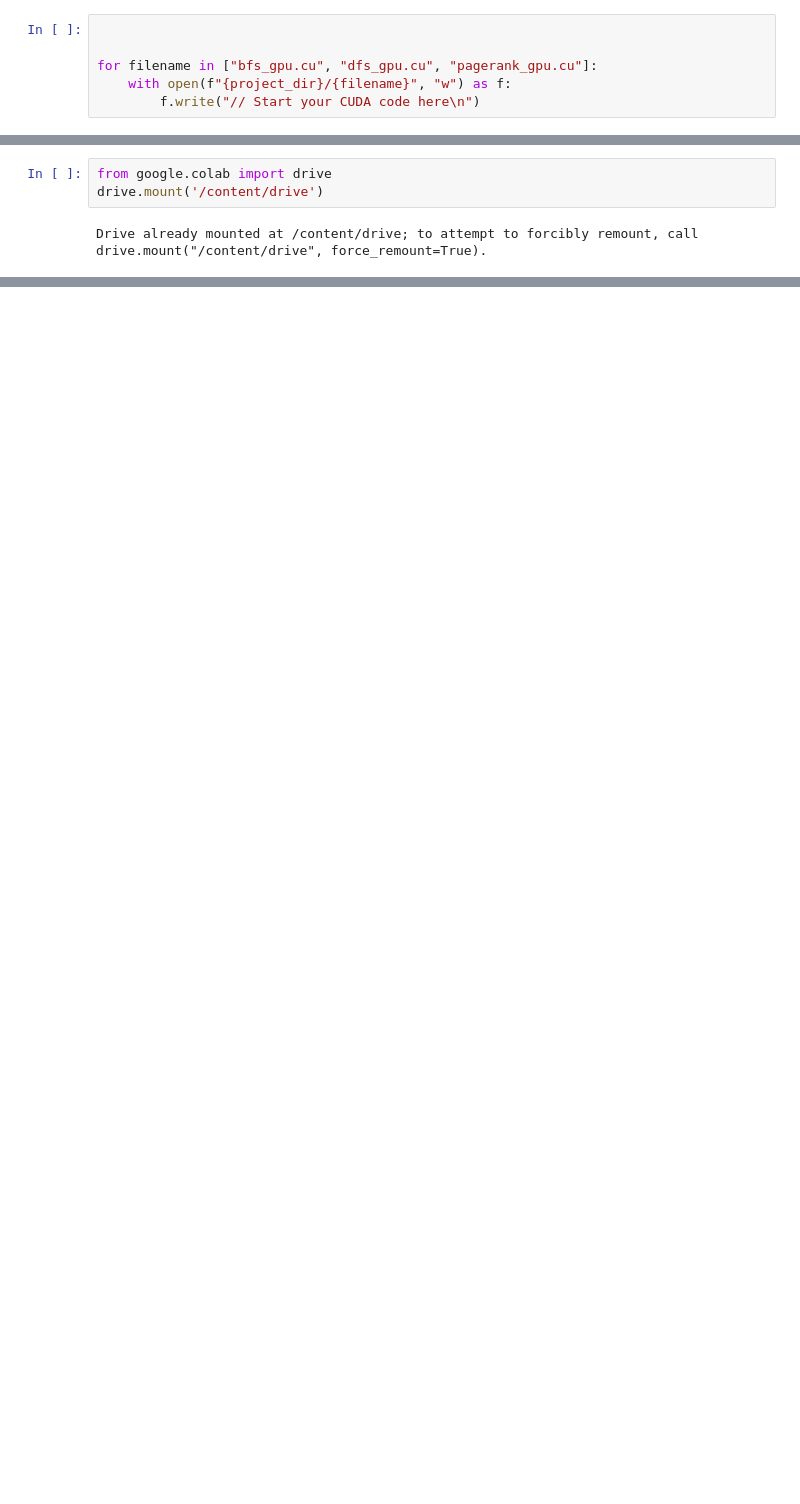
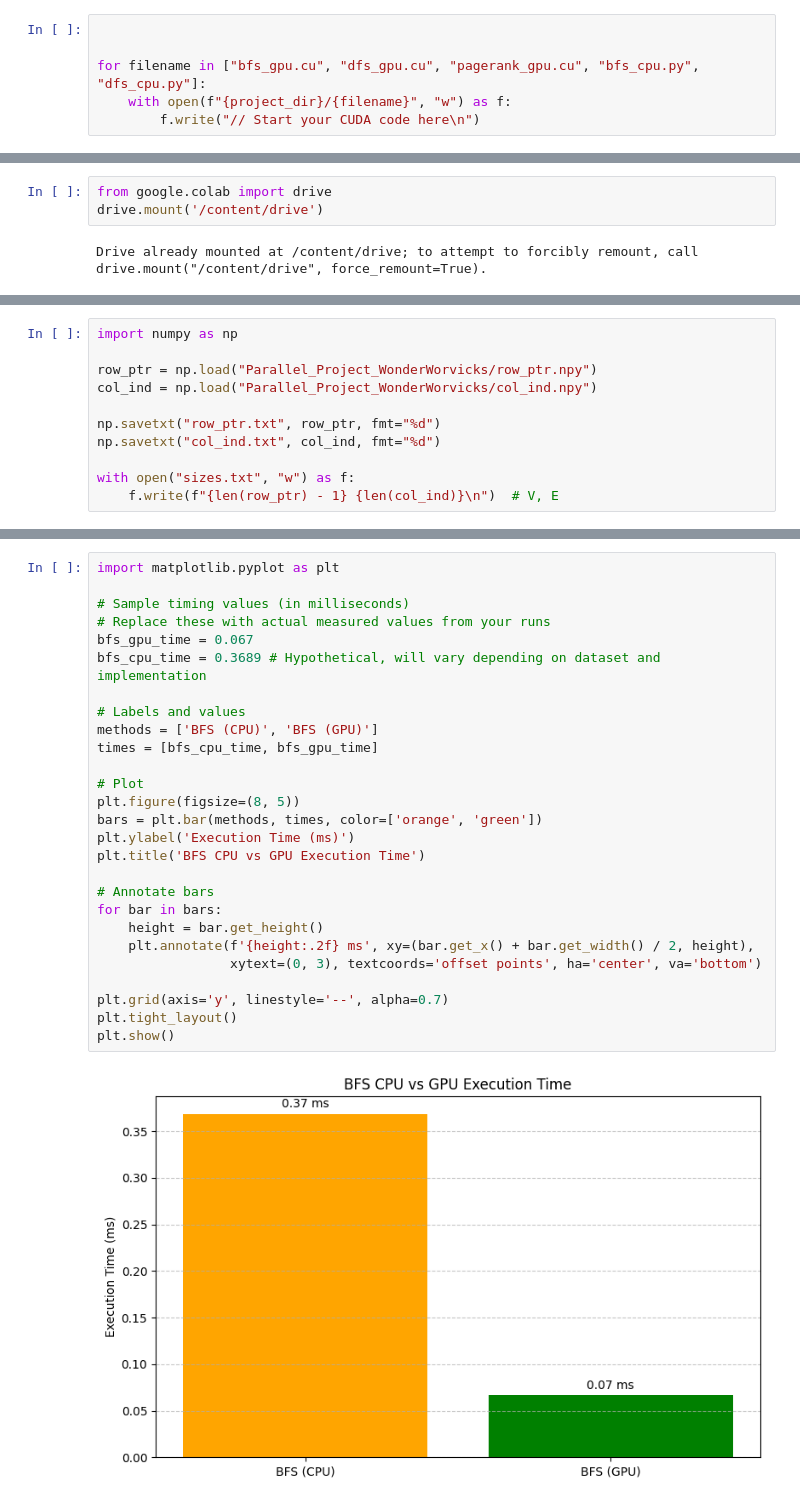
Before and after one commit to KashishAgarwal0/BFS-DFS-PageRank_Parallel-DC, a Jupyter notebook: Parallel_Project.ipynb, the cells around one changed output, grey strips where cells are left out. Drawn from its saved outputs; the diff is of its cells as text; blank space fills up the shorter version.

```diff
--- a/Parallel_Project.ipynb
+++ b/Parallel_Project.ipynb
@@ -121,7 +121,7 @@ README.txt created successfully ✅
 # %%
 
 
-for filename in ["bfs_gpu.cu", "dfs_gpu.cu", "pagerank_gpu.cu"]:
+for filename in ["bfs_gpu.cu", "dfs_gpu.cu", "pagerank_gpu.cu", "bfs_cpu.py", "dfs_cpu.py"]:
     with open(f"{project_dir}/{filename}", "w") as f:
         f.write("// Start your CUDA code here\n")
 # %%
@@ -188,0 +436,11 @@ Drive already mounted at /content/drive; to attempt to forcibly remount, call dr
+# %%
+import numpy as np
+
+row_ptr = np.load("Parallel_Project_WonderWorvicks/row_ptr.npy")
+col_ind = np.load("Parallel_Project_WonderWorvicks/col_ind.npy")
+
+np.savetxt("row_ptr.txt", row_ptr, fmt="%d")
+np.savetxt("col_ind.txt", col_ind, fmt="%d")
+
+with open("sizes.txt", "w") as f:
+    f.write(f"{len(row_ptr) - 1} {len(col_ind)}\n")  # V, E
@@ -188,0 +580,29 @@ Drive already mounted at /content/drive; to attempt to forcibly remount, call dr
+# %%
+import matplotlib.pyplot as plt
+
+# Sample timing values (in milliseconds)
+# Replace these with actual measured values from your runs
+bfs_gpu_time = 0.067
+bfs_cpu_time = 0.3689 # Hypothetical, will vary depending on dataset and implementation
+
+# Labels and values
+methods = ['BFS (CPU)', 'BFS (GPU)']
+times = [bfs_cpu_time, bfs_gpu_time]
+
+# Plot
+plt.figure(figsize=(8, 5))
+bars = plt.bar(methods, times, color=['orange', 'green'])
+plt.ylabel('Execution Time (ms)')
+plt.title('BFS CPU vs GPU Execution Time')
+
+# Annotate bars
+for bar in bars:
+    height = bar.get_height()
+    plt.annotate(f'{height:.2f} ms', xy=(bar.get_x() + bar.get_width() / 2, height),
+                 xytext=(0, 3), textcoords='offset points', ha='center', va='bottom')
+
+plt.grid(axis='y', linestyle='--', alpha=0.7)
+plt.tight_layout()
+plt.show()
+# %% [output]
+[figure, added]
```
Also changed, not shown: parts of 15 cells of this notebook.
